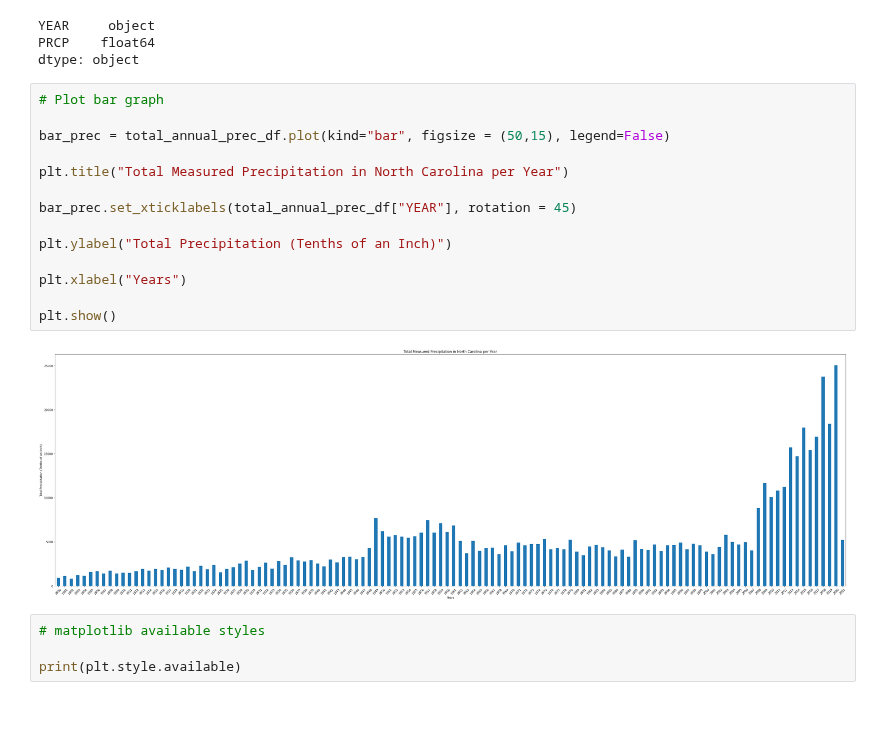
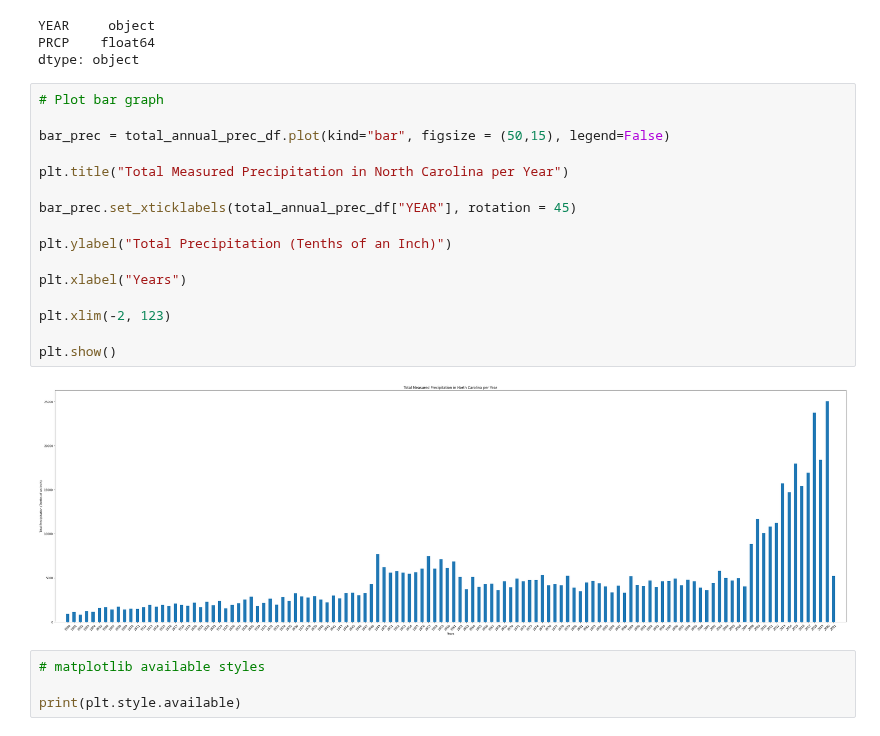
Before and after one commit to 1der4k/Data_Analysis_Project_1, a Jupyter notebook: NC_Precipitation.ipynb, the cells around one changed output. Saved outputs shown, nothing was run; the diff lists cells and outputs as text.

Commit message:
added padding to bar graph

```diff
--- a/NC_Precipitation.ipynb
+++ b/NC_Precipitation.ipynb
@@ -174,19 +174,21 @@ dtype: object
 # %%
 # Plot bar graph
 
 bar_prec = total_annual_prec_df.plot(kind="bar", figsize = (50,15), legend=False)
 
 plt.title("Total Measured Precipitation in North Carolina per Year")
 
 bar_prec.set_xticklabels(total_annual_prec_df["YEAR"], rotation = 45)
 
 plt.ylabel("Total Precipitation (Tenths of an Inch)")
 
 plt.xlabel("Years")
 
+plt.xlim(-2, 123)
+
 plt.show()
 # %% [output]
-[figure, old version]
+[figure, new version]
 # %%
 # matplotlib available styles
 
```
